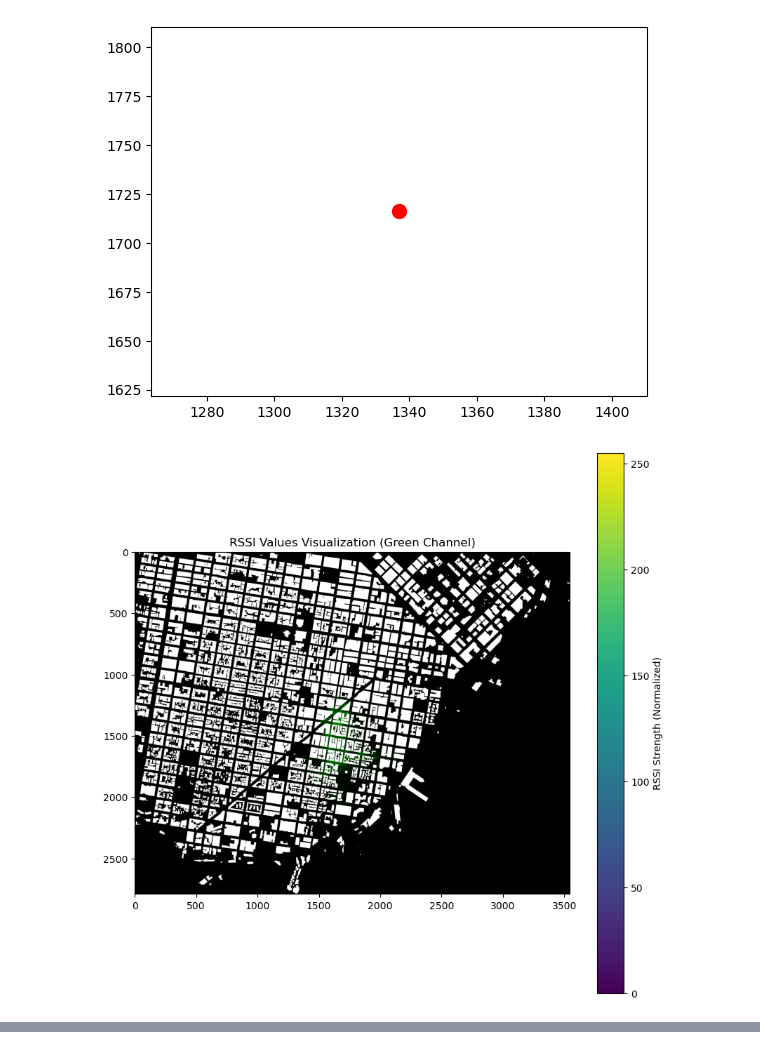
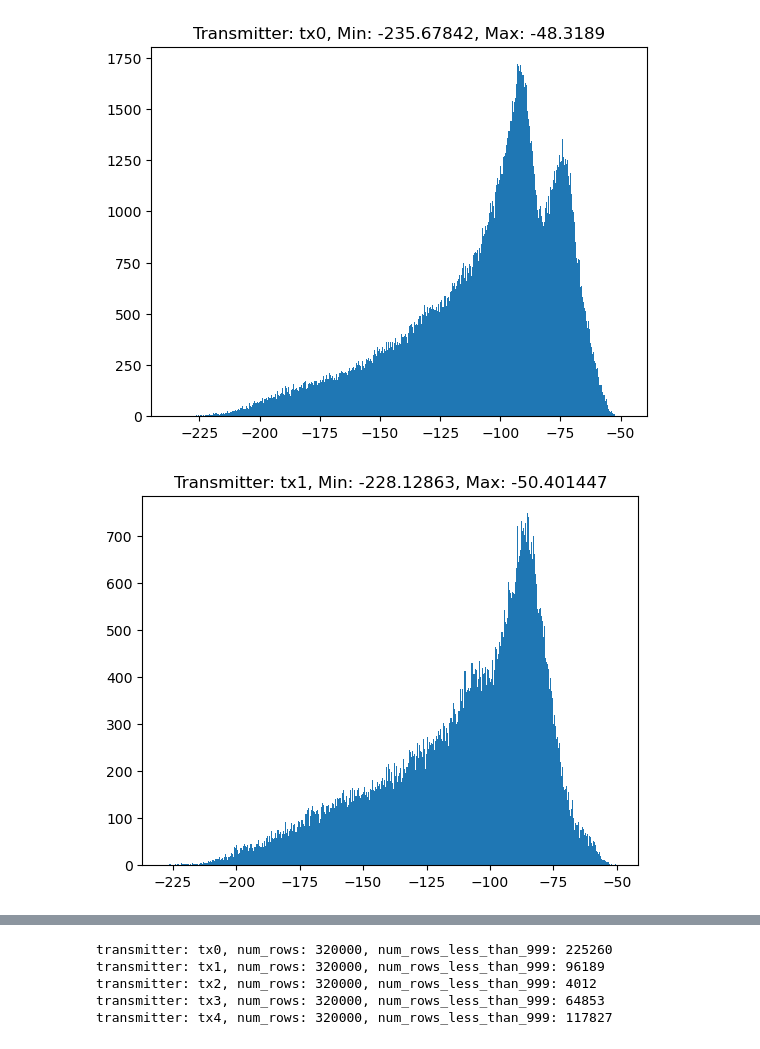
Before and after one commit to aughey/tx-hunt, a Jupyter notebook: visualize.ipynb, the cells around one changed output, grey strips where cells are left out. Drawn from its saved outputs; the diff is of its cells as text; code cells hidden in the pictures.

```diff
--- a/visualize.ipynb
+++ b/visualize.ipynb
@@ -53,39 +33,12 @@ plt.show()
-# %%
-# Create a copy of the walkable mask to visualize the RSSI values
-rssi_map = np.zeros((walkable_mask.shape[0], walkable_mask.shape[1], 3), dtype=np.uint8)
-
-# Set the background to white
-rssi_map[walkable_mask] = [255, 255, 255]  # White for walkable areas
-rssi_map[~walkable_mask] = [0, 0, 0]       # Black for non-walkable areas
-
-# Update the green channel based on RSSI values
-for _, row in only_tx0.iterrows():
-    i, j, rssi = int(row['i']), int(row['j']), row['rssi']
-
-    # Ensure i and j are within the bounds of the map
-    if 0 <= i < rssi_map.shape[0] and 0 <= j < rssi_map.shape[1]:
-        # Set the green channel based on RSSI value (keeping red and blue at 0)
-        green_value = int(255 * rssi)
-        rssi_map[j, i] = [0, green_value, 0]  # Only update the green channel
-
-# Every value has a transmitter location named tx_location_i and tx_location_j
-# Get the first row of only_tx0 and plot the tx_location_i and tx_location_j on the map
-tx_location_i = only_tx0.iloc[0]['tx_location_i']
-tx_location_j = only_tx0.iloc[0]['tx_location_j']
-
-# plot the tx_location_i and tx_location_j on the map
-# Make it a red circle 100 pixels in diameter
-plt.scatter(tx_location_j, tx_location_i, color='red', marker='o', s=500)
-
-# save the new colored map to a png file
-plt.imsave("./train_data/rssi_map.png", rssi_map)
-
-# Display the RSSI map
-plt.figure(figsize=(10, 10))
-plt.imshow(rssi_map)
-plt.title('RSSI Values Visualization (Green Channel)')
-plt.colorbar(label='RSSI Strength (Normalized)')
-plt.show()
-# %% [output]
-[figure, removed]
-[figure, removed]
+# %%
+all_transmitters = training_walks["transmitter"].unique()
+for transmitter in all_transmitters:
+    for_this_transmitter = training_walks[training_walks["transmitter"] == transmitter]
+    for_this_transmitter = for_this_transmitter[for_this_transmitter["rssi"] > -999]
+    rssi_min_max = for_this_transmitter["rssi"].min(), for_this_transmitter["rssi"].max()
+    plt.hist(for_this_transmitter["rssi"], bins=500)
+    plt.title(f"Transmitter: {transmitter}, Min: {rssi_min_max[0]}, Max: {rssi_min_max[1]}")
+    plt.show()
+# %% [output]
+[figure, added]
+[figure, added]
@@ -91,0 +48,12 @@ plt.show()
+# %%
+unique_transmitters = training_walks["transmitter"].unique()
+for transmitter in unique_transmitters:
+    for_this_transmitter = training_walks[training_walks["transmitter"] == transmitter]
+    rssi_less_than_999 = for_this_transmitter[for_this_transmitter["rssi"] > -999]
+    print(f"transmitter: {transmitter}, num_rows: {len(for_this_transmitter)}, num_rows_less_than_999: {len(rssi_less_than_999)}")
+# %% [output]
+transmitter: tx0, num_rows: 320000, num_rows_less_than_999: 225260
+transmitter: tx1, num_rows: 320000, num_rows_less_than_999: 96189
+transmitter: tx2, num_rows: 320000, num_rows_less_than_999: 4012
+transmitter: tx3, num_rows: 320000, num_rows_less_than_999: 64853
+transmitter: tx4, num_rows: 320000, num_rows_less_than_999: 117827
```
Also changed, not shown: parts of 8 cells of this notebook, 12 other files.
